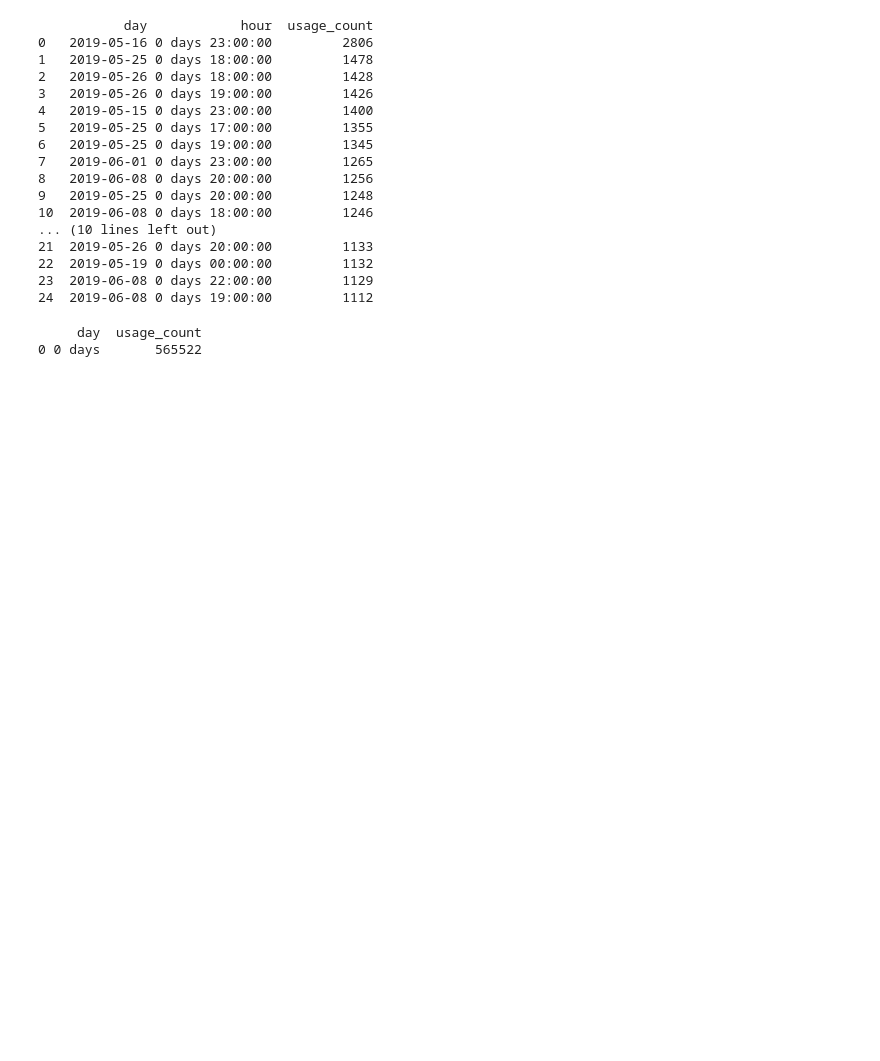
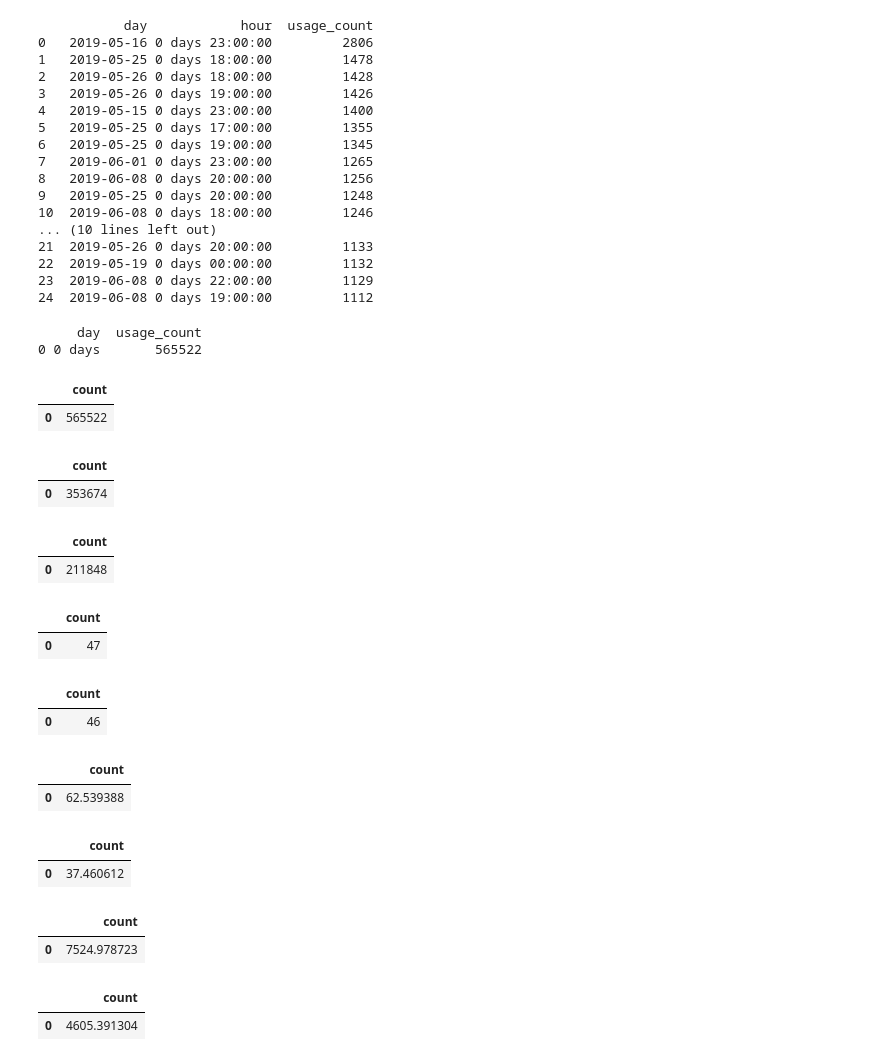
Before and after one commit to NSS-Data-Analytics-Cohort-8/scooter-partner1-yo_dawg_i_heard_you_liked_queries, a Jupyter notebook: notebooks/Project_questions.ipynb, the cells around one changed output. Drawn from its saved outputs; the diff is of its cells as text; code cells hidden in the pictures; blank space fills up the shorter version.

```diff
--- a/notebooks/Project_questions.ipynb
+++ b/notebooks/Project_questions.ipynb
@@ -757,3 +757,80 @@ print(days_breakdown)
 # %% [output]
      day  usage_count
 0 0 days       565522
+# %%
+query = '''
+SELECT COUNT(triprecordnum)
+FROM trips
+'''
+
+total_trips = pd.read_sql(query, con=engine)
+total_trips
+# %% [output]
+|  | count |
+| 0 | 565522 |
+# %%
+query = '''
+SELECT COUNT(triprecordnum)
+FROM trips
+WHERE startdate BETWEEN '2019-05-01' AND '2019-06-16'
+'''
+
+first_trips = pd.read_sql(query, con=engine)
+first_trips
+# %% [output]
+|  | count |
+| 0 | 353674 |
+# %%
+second_trips = total_trips - first_trips
+second_trips
+# %% [output]
+|  | count |
+| 0 | 211848 |
+# %%
+query = '''
+SELECT COUNT(DISTINCT startdate)
+FROM trips
+WHERE startdate BETWEEN '2019-05-01' AND '2019-06-16'
+'''
+
+num_of_days = pd.read_sql(query, con=engine)
+num_of_days
+# %% [output]
+|  | count |
+| 0 | 47 |
+# %%
+query = '''
+SELECT COUNT(DISTINCT startdate)
+FROM trips
+WHERE startdate BETWEEN '2019-06-16' AND '2019-07-31'
+'''
+
+num_of_days2 = pd.read_sql(query, con=engine)
+num_of_days2
+# %% [output]
+|  | count |
+| 0 | 46 |
+# %%
+first_half_pct = (first_trips/total_trips) * 100
+first_half_pct
+# %% [output]
+|  | count |
+| 0 | 62.539388 |
+# %%
+second_half_pct = ((total_trips - first_trips)/ total_trips) * 100
+second_half_pct
+# %% [output]
+|  | count |
+| 0 | 37.460612 |
+# %%
+first_tpd = first_trips / num_of_days
+first_tpd
+# %% [output]
+|  | count |
+| 0 | 7524.978723 |
+# %%
+second_tpd = ((total_trips - first_trips)/ num_of_days2)
+second_tpd
+# %% [output]
+|  | count |
+| 0 | 4605.391304 |
```
Also changed, not shown: parts of 17 cells of this notebook.
